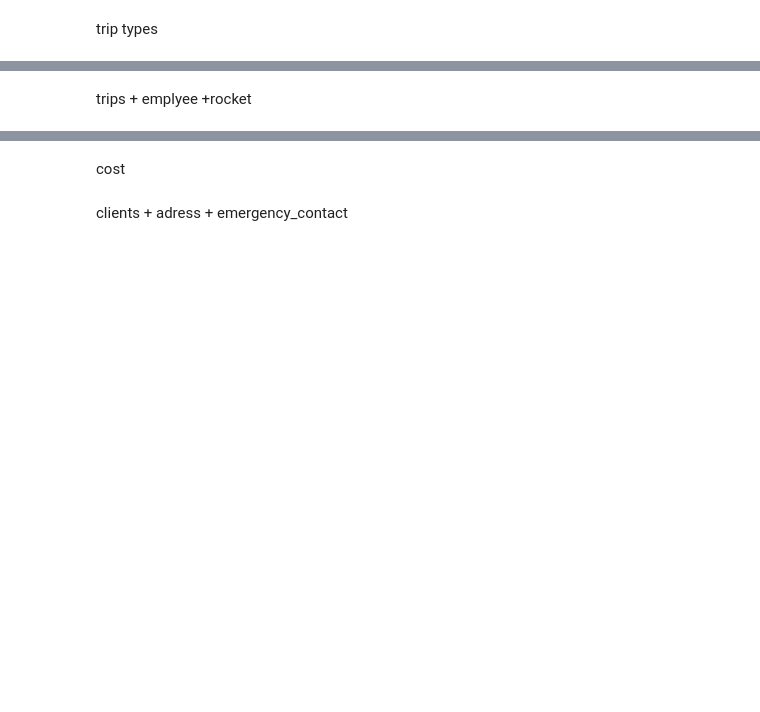
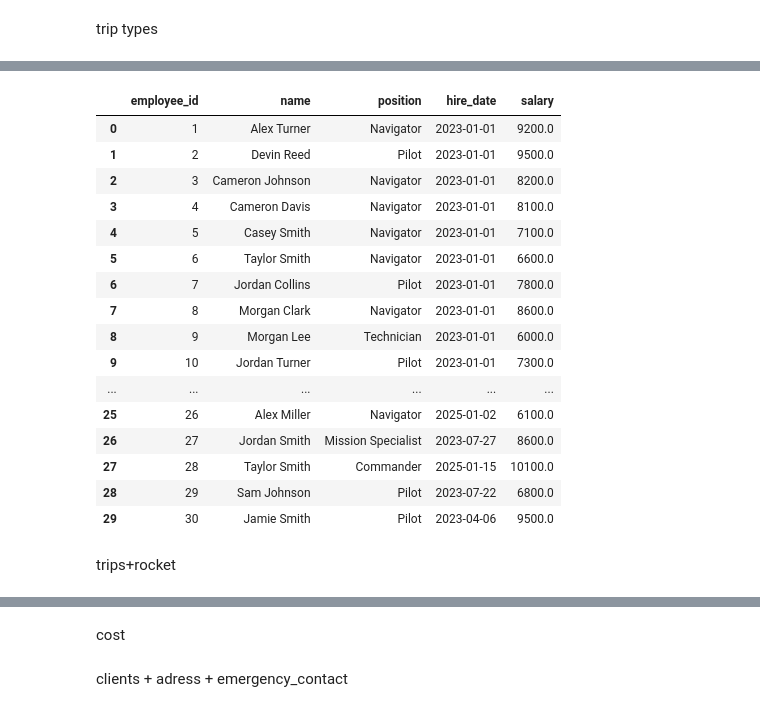
Before and after one commit to werojskz/space_database, a Jupyter notebook: data_creation.ipynb, the cells around one changed output, grey strips where cells are left out. Cells and saved outputs as stored; diff of their text form; code cells hidden in the pictures; blank space fills up the shorter version.

```diff
--- a/data_creation.ipynb
+++ b/data_creation.ipynb
@@ -172,2 +230,22 @@ NameError: name 'df_planets' is not defined
+# %%
+df_employees
+# %% [output]
+|  | employee_id | name | position | hire_date | salary |
+| 0 | 1 | Alex Turner | Navigator | 2023-01-01 | 9200.0 |
+| 1 | 2 | Devin Reed | Pilot | 2023-01-01 | 9500.0 |
+| 2 | 3 | Cameron Johnson | Navigator | 2023-01-01 | 8200.0 |
+| 3 | 4 | Cameron Davis | Navigator | 2023-01-01 | 8100.0 |
+| 4 | 5 | Casey Smith | Navigator | 2023-01-01 | 7100.0 |
+| 5 | 6 | Taylor Smith | Navigator | 2023-01-01 | 6600.0 |
+| 6 | 7 | Jordan Collins | Pilot | 2023-01-01 | 7800.0 |
+| 7 | 8 | Morgan Clark | Navigator | 2023-01-01 | 8600.0 |
+| 8 | 9 | Morgan Lee | Technician | 2023-01-01 | 6000.0 |
+| 9 | 10 | Jordan Turner | Pilot | 2023-01-01 | 7300.0 |
+| ... | ... | ... | ... | ... | ... |
+| 25 | 26 | Alex Miller | Navigator | 2025-01-02 | 6100.0 |
+| 26 | 27 | Jordan Smith | Mission Specialist | 2023-07-27 | 8600.0 |
+| 27 | 28 | Taylor Smith | Commander | 2025-01-15 | 10100.0 |
+| 28 | 29 | Sam Johnson | Pilot | 2023-07-22 | 6800.0 |
+| 29 | 30 | Jamie Smith | Pilot | 2023-04-06 | 9500.0 |
 # %% [markdown]
-trips + emplyee +rocket
+trips+rocket
```
Also changed, not shown: parts of 25 cells of this notebook, 12 other files.
